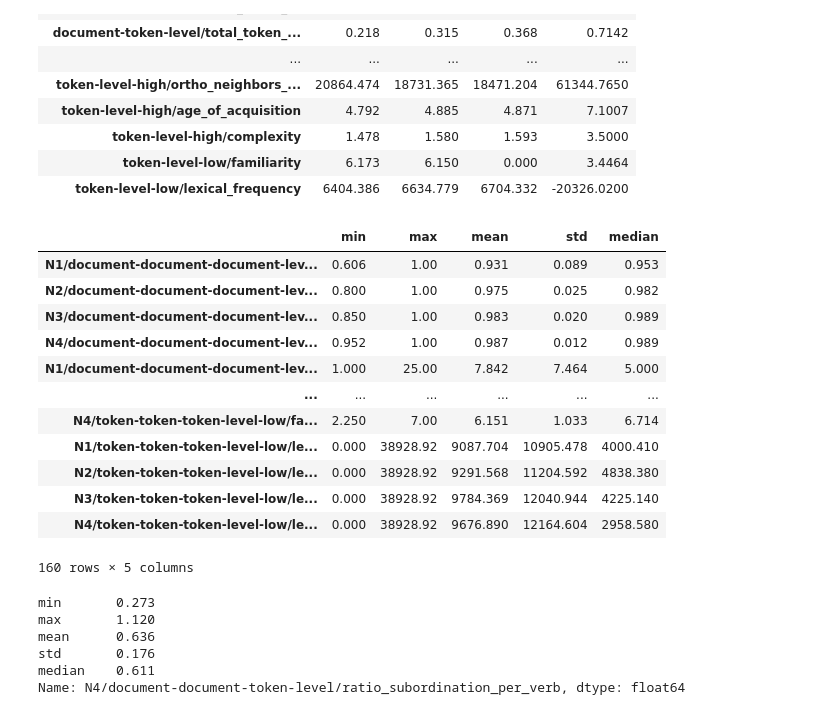
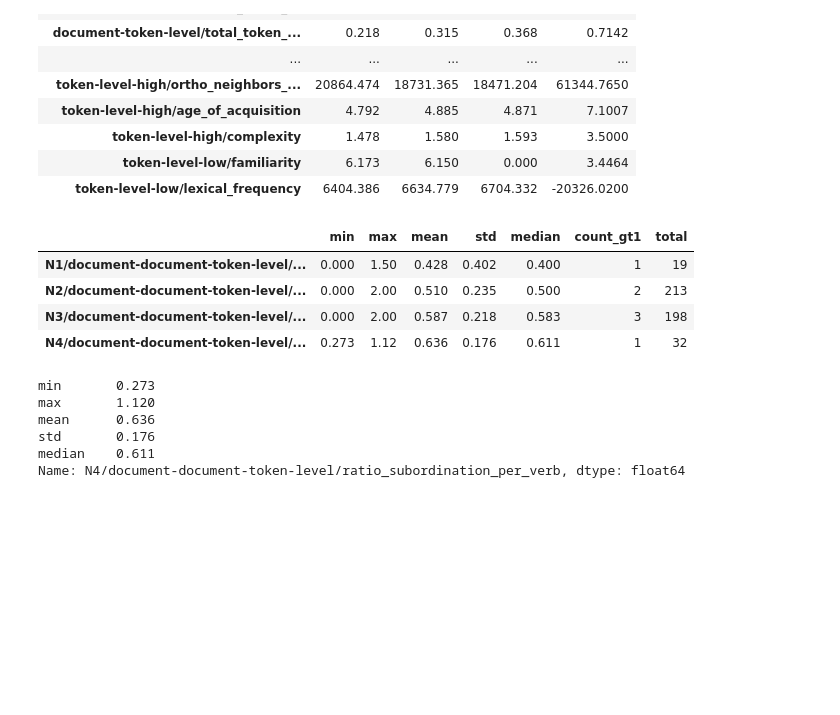
Before and after one commit to wafaAissaa/thresholds, a Jupyter notebook: plot_thresholds.ipynb, the cells around one changed output. Saved outputs shown, nothing was run; the diff lists cells and outputs as text; code cells hidden in the pictures; blank space fills up the shorter version.

Commit message:
after running concrete ration

```diff
--- a/plot_thresholds.ipynb
+++ b/plot_thresholds.ipynb
@@ -114,47 +114,51 @@ for level, categories in distributions.items():
             index = f"{level}/{category}/{feature}"
             arr = np.array(values, dtype=float)
             stats[index] = {
                 "min": arr.min(),
                 "max": arr.max(),
                 "mean": arr.mean(),
                 "std": arr.std(),
                 "median": np.median(arr),
+                "count_gt1": np.sum(arr > 1),   # 👈 number of elements > 1
+                "total": len(arr),
             }
 
 df = pd.DataFrame.from_dict(stats, orient="index")
 
 # split index into (level, category, feature)
 df["level"] = df.index.str.split("/").str[0]
 df["category"] = df.index.str.split("/").str[1]
 df["feature"] = df.index.str.split("/").str[2]
 
 # sort by category, feature, then level
 df = df.sort_values(["category", "feature", "level"])
 
 # rebuild flat index in desired order
 df.index = df.apply(lambda row: f"{row['level']}/{row['category']}/{row['feature']}", axis=1)
 
 # drop helper columns
 df = df.drop(columns=["level", "category", "feature"])
 
 # round for readability
 df = df.round(3)
 
-df
+# Filter rows where 'ratio' is in the feature name (from the index)
+mask_ratio = df.index.str.contains("ratio", case=False)
+
+# Filter rows where at least one numeric column value > 1
+mask_values = df["max"] > 1
+
+# Combine both conditions
+filtered_df = df[mask_ratio & mask_values]
+
+# Print the result
+filtered_df
 # %% [output]
-|  | min | max | mean | std | median |
-| N1/document-document-document-lev... | 0.606 | 1.00 | 0.931 | 0.089 | 0.953 |
-| N2/document-document-document-lev... | 0.800 | 1.00 | 0.975 | 0.025 | 0.982 |
-| N3/document-document-document-lev... | 0.850 | 1.00 | 0.983 | 0.020 | 0.989 |
-| N4/document-document-document-lev... | 0.952 | 1.00 | 0.987 | 0.012 | 0.989 |
-| N1/document-document-document-lev... | 1.000 | 25.00 | 7.842 | 7.464 | 5.000 |
-| ... | ... | ... | ... | ... | ... |
-| N4/token-token-token-level-low/fa... | 2.250 | 7.00 | 6.151 | 1.033 | 6.714 |
-| N1/token-token-token-level-low/le... | 0.000 | 38928.92 | 9087.704 | 10905.478 | 4000.410 |
-| N2/token-token-token-level-low/le... | 0.000 | 38928.92 | 9291.568 | 11204.592 | 4838.380 |
-| N3/token-token-token-level-low/le... | 0.000 | 38928.92 | 9784.369 | 12040.944 | 4225.140 |
-| N4/token-token-token-level-low/le... | 0.000 | 38928.92 | 9676.890 | 12164.604 | 2958.580 |
+|  | min | max | mean | std | median | count_gt1 | total |
+| N1/document-document-token-level/... | 0.000 | 1.50 | 0.428 | 0.402 | 0.400 | 1 | 19 |
+| N2/document-document-token-level/... | 0.000 | 2.00 | 0.510 | 0.235 | 0.500 | 2 | 213 |
+| N3/document-document-token-level/... | 0.000 | 2.00 | 0.587 | 0.218 | 0.583 | 3 | 198 |
+| N4/document-document-token-level/... | 0.273 | 1.12 | 0.636 | 0.176 | 0.611 | 1 | 32 |
-160 rows × 5 columns
 # %%
 print(df.loc['N4/token-token-token-level/ortho_neighbors'])
 # %% [output]
```
Also changed, not shown: 39 other files.
